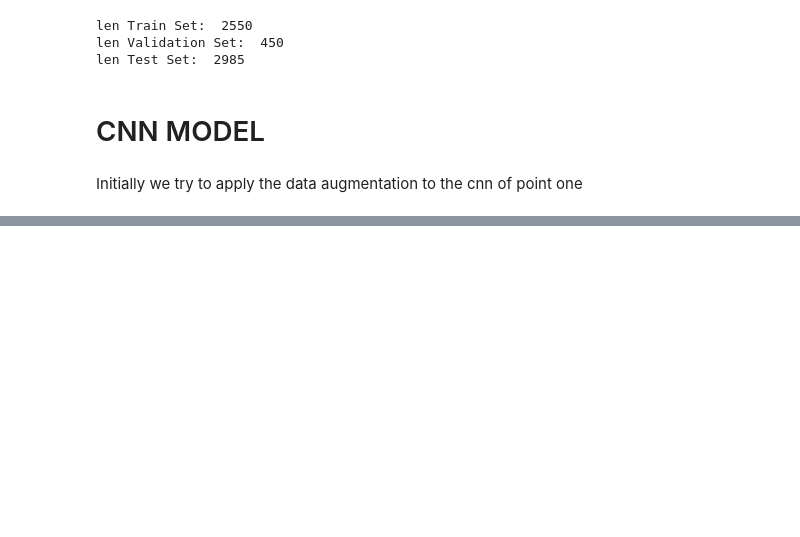
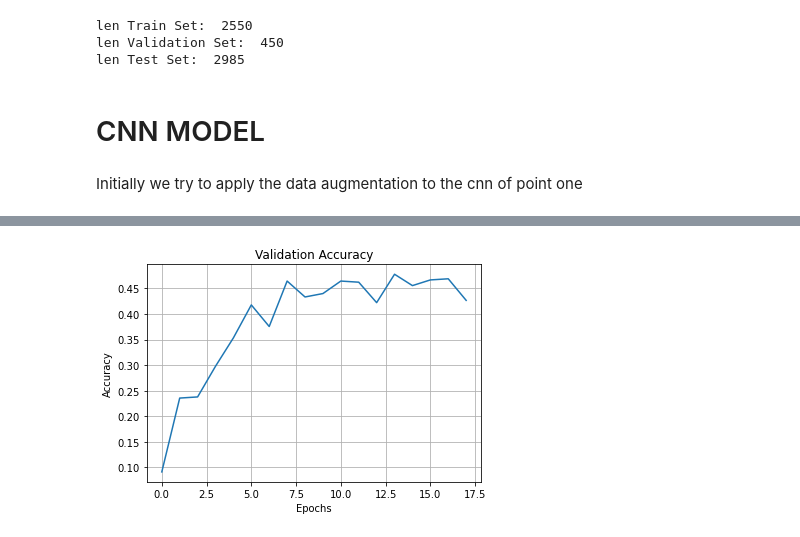
Before and after one commit to Gideon996/Computer-Vision-2020, a Jupyter notebook: Point_Two.ipynb, the cells around one changed output, grey strips where cells are left out. Cells and saved outputs as stored; diff of their text form; code cells hidden in the pictures; blank space fills up the shorter version.

```diff
--- a/Point_Two.ipynb
+++ b/Point_Two.ipynb
@@ -127,0 +141,4 @@ baseModel.evaluate(xTest, yTestCategorical)
+# %%
+pltu.validationAccuracy(history, "images_point_two")
+# %% [output]
+[figure, added]
```
Also changed, not shown: parts of 9 cells of this notebook.
